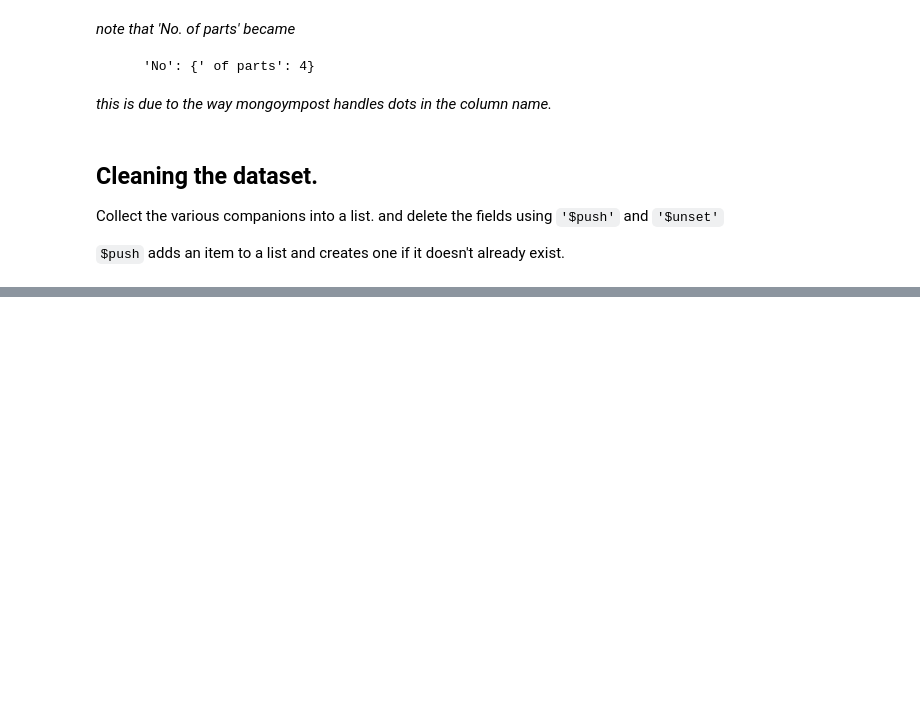
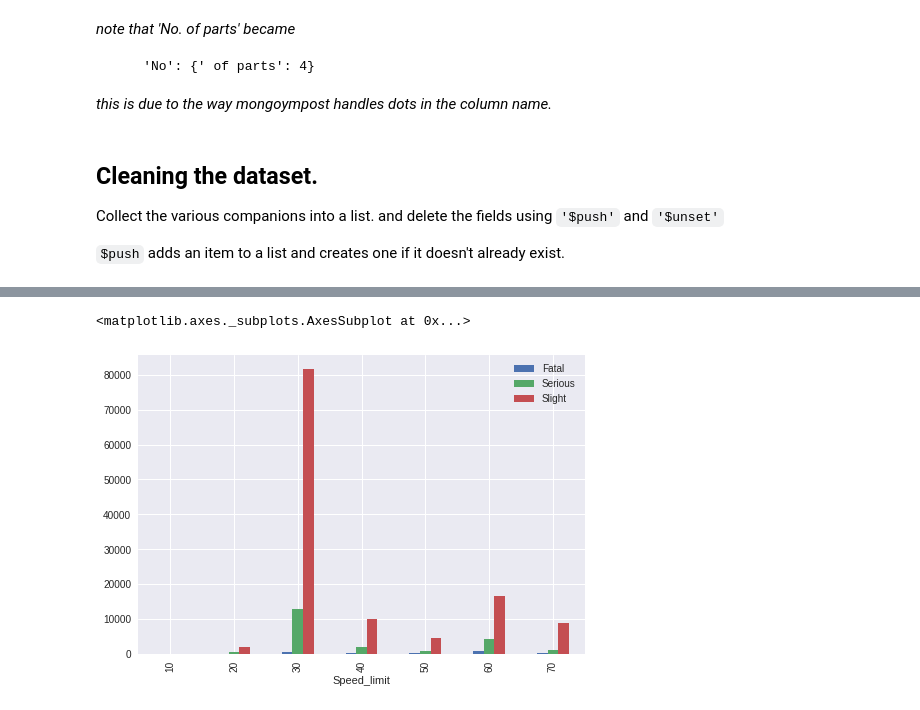
Before and after one commit to snowkuma/tm351-notebooks, a Jupyter notebook: p14/mongoDB_review.ipynb, the cells around one changed output, grey strips where cells are left out. Drawn from its saved outputs; the diff is of its cells as text; code cells hidden in the pictures; blank space fills up the shorter version.

```diff
--- a/p14/mongoDB_review.ipynb
+++ b/p14/mongoDB_review.ipynb
@@ -412,0 +704,8 @@ episodes.find_one()
+# %%
+# Build a DataFrame, one row for each accident
+severity_by_speed_unrolled_df = pd.DataFrame(list(accidents.find({}, ['Speed_limit', 'Accident_Severity'])))
+
+# Count the number of each severity
+severity_by_speed_df = pd.crosstab(severity_by_speed_unrolled_df['Speed_limit'],
+                                            severity_by_speed_unrolled_df['Accident_Severity'])
+severity_by_speed_df
@@ -412,0 +722,4 @@ episodes.find_one()
+# %%
+# relaabel the columns
+severity_by_speed_df.columns = [label_of['Accident_Severity', rating] for rating in severity_by_speed_df.columns]
+severity_by_speed_df
@@ -412,0 +736,5 @@ episodes.find_one()
+# %%
+severity_by_speed_df.plot(kind='bar')
+# %% [output]
+<matplotlib.axes._subplots.AxesSubplot at 0x...>
+[figure, added]
```
Also changed, not shown: parts of 174 cells of this notebook, 6 other files.
